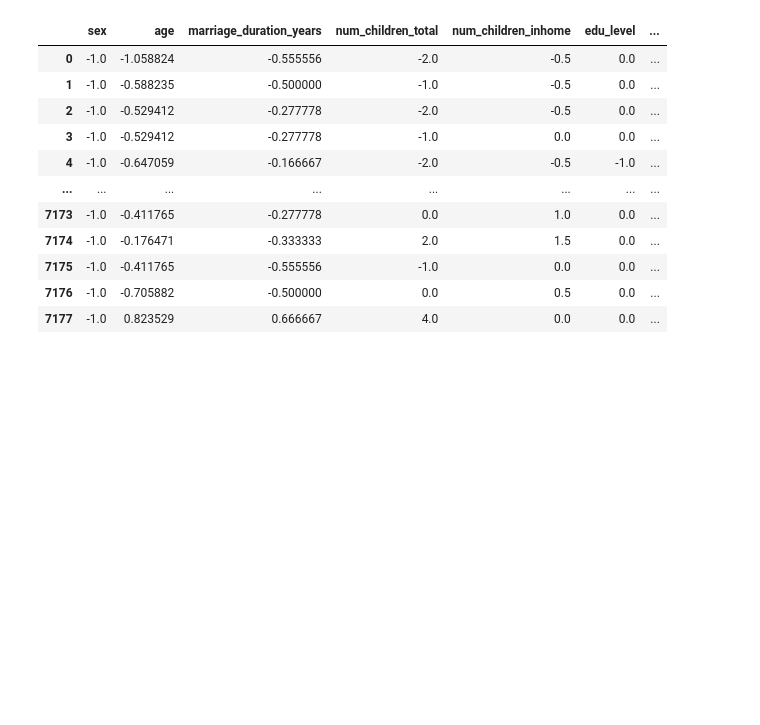
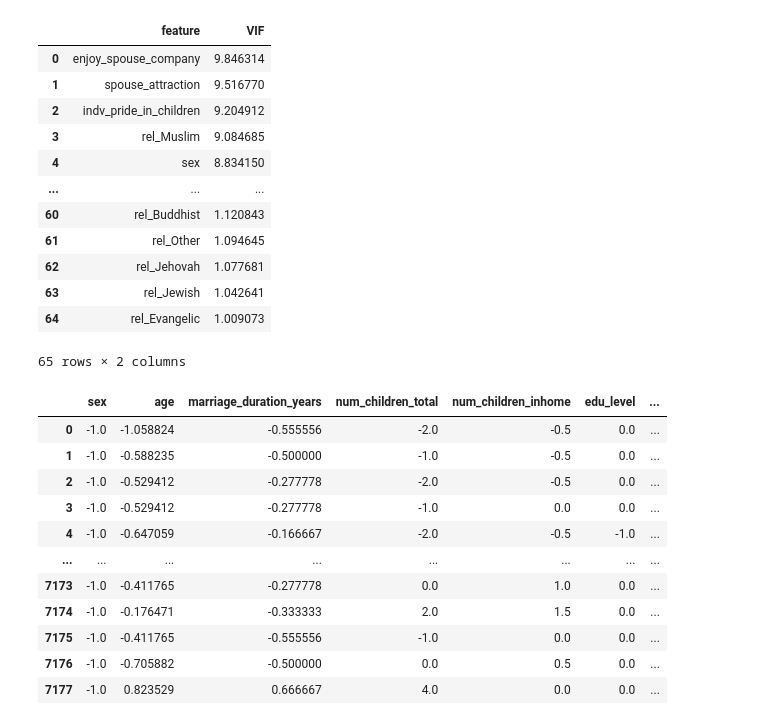
Before and after one commit to clahonta/Springboard_Capstone_2, a Jupyter notebook: Capstone Two - Pre-processing.ipynb, the cells around one changed output. Saved outputs shown, nothing was run; the diff lists cells and outputs as text; code cells hidden in the pictures; blank space fills up the shorter version.

```diff
--- a/Capstone Two - Pre-processing.ipynb
+++ b/Capstone Two - Pre-processing.ipynb
@@ -52 +64,24 @@ y = data.marital_satisfaction
+# %%
+# Kept eliminating columns until VIF was under 10 for all features
+
+Xvif10 = X.drop(['age','edu_level','spouse_respect','spouse_love','spouse_pride'], axis=1)
+vif = pd.DataFrame()
+vif["feature"] = Xvif10.columns
+vif["VIF"]=[variance_inflation_factor(Xvif10.values, i) for i in range(len(Xvif10.columns))]
+vif = vif.sort_values(by='VIF', ascending=False).reset_index(drop=True)
+vif
+# %% [output]
+|  | feature | VIF |
+| 0 | enjoy_spouse_company | 9.846314 |
+| 1 | spouse_attraction | 9.516770 |
+| 2 | indv_pride_in_children | 9.204912 |
+| 3 | rel_Muslim | 9.084685 |
+| 4 | sex | 8.834150 |
+| ... | ... | ... |
+| 60 | rel_Buddhist | 1.120843 |
+| 61 | rel_Other | 1.094645 |
+| 62 | rel_Jehovah | 1.077681 |
+| 63 | rel_Jewish | 1.042641 |
+| 64 | rel_Evangelic | 1.009073 |
+65 rows × 2 columns
 # %%
```
Also changed, not shown: parts of 29 cells of this notebook.
